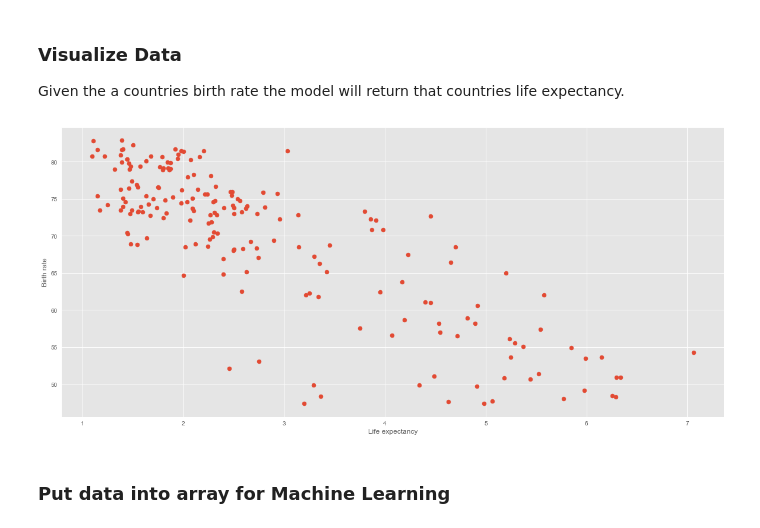
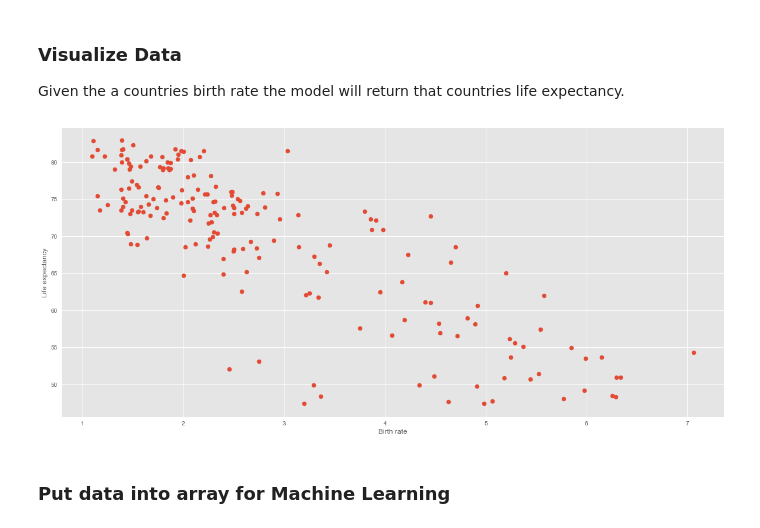
Before and after one commit to Libardo1/disrupt-ai-bootcamp, a Jupyter notebook: Machine Learning with TensorFlow/Predict Life Expectancy with TensorFlow.ipynb, the cells around one changed output. Saved outputs shown, nothing was run; the diff lists cells and outputs as text; code cells hidden in the pictures.

```diff
--- a/Machine Learning with TensorFlow/Predict Life Expectancy with TensorFlow.ipynb
+++ b/Machine Learning with TensorFlow/Predict Life Expectancy with TensorFlow.ipynb
@@ -25,12 +25,12 @@ plt.style.use('ggplot')
 Given the a countries birth rate the model will return that countries life expectancy.
 # %%
 plt.figure(figsize=(20,9))
-plt.xlabel('Life expectancy')
-plt.ylabel('Birth rate')
+plt.xlabel('Birth rate')
+plt.ylabel('Life expectancy')
 plt.scatter(df['Birth rate'], df['Life expectancy'])
 plt.show()
 # %% [output]
-[figure, old version]
+[figure, new version]
 # %% [markdown]
 ### Put data into array for Machine Learning
 # %%
```
Also changed, not shown: parts of 2 cells of this notebook.
